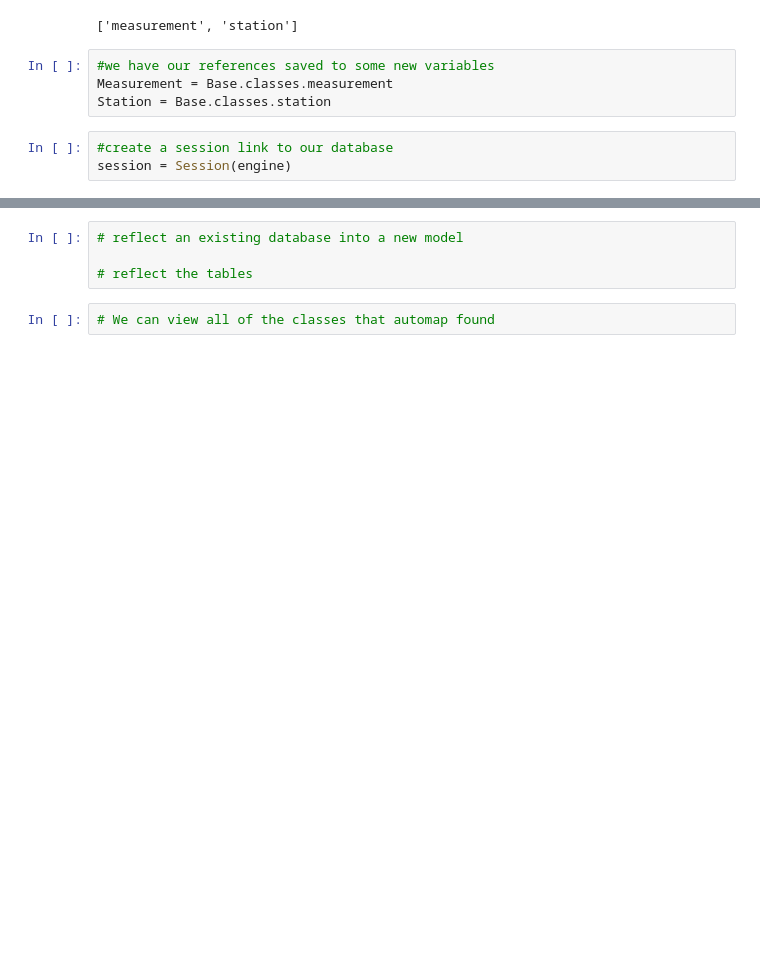
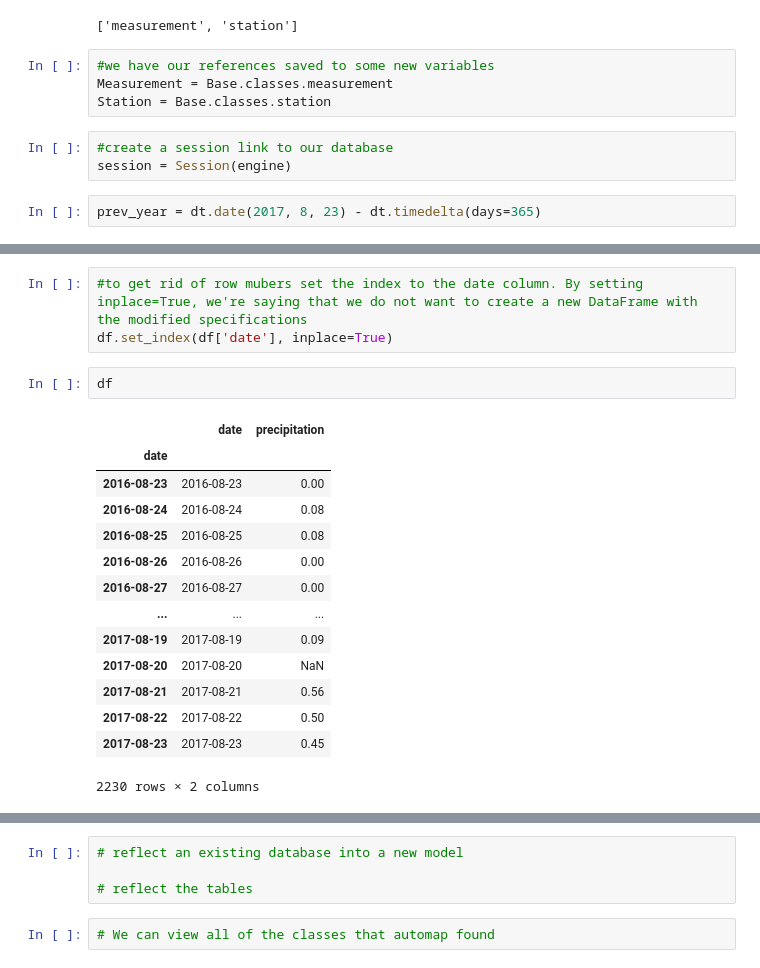
Before and after one commit to kossakova/Surfs_Up, a Jupyter notebook: climate_analysis.ipynb, the cells around one changed output, grey strips where cells are left out. Saved outputs shown, nothing was run; the diff lists cells and outputs as text; blank space fills up the shorter version.

```diff
--- a/climate_analysis.ipynb
+++ b/climate_analysis.ipynb
@@ -49,3 +49,5 @@ Station = Base.classes.station
 # %%
 #create a session link to our database
 session = Session(engine)
+# %%
+prev_year = dt.date(2017, 8, 23) - dt.timedelta(days=365)
@@ -51,0 +93,20 @@ session = Session(engine)
+# %%
+#to get rid of row mubers set the index to the date column. By setting inplace=True, we're saying that we do not want to create a new DataFrame with the modified specifications
+df.set_index(df['date'], inplace=True)
+# %%
+df
+# %% [output]
+|  | date | precipitation |
+| date |  |  |
+| 2016-08-23 | 2016-08-23 | 0.00 |
+| 2016-08-24 | 2016-08-24 | 0.08 |
+| 2016-08-25 | 2016-08-25 | 0.08 |
+| 2016-08-26 | 2016-08-26 | 0.00 |
+| 2016-08-27 | 2016-08-27 | 0.00 |
+| ... | ... | ... |
+| 2017-08-19 | 2017-08-19 | 0.09 |
+| 2017-08-20 | 2017-08-20 | NaN |
+| 2017-08-21 | 2017-08-21 | 0.56 |
+| 2017-08-22 | 2017-08-22 | 0.50 |
+| 2017-08-23 | 2017-08-23 | 0.45 |
+2230 rows × 2 columns
```
Also changed, not shown: parts of 13 cells of this notebook.
